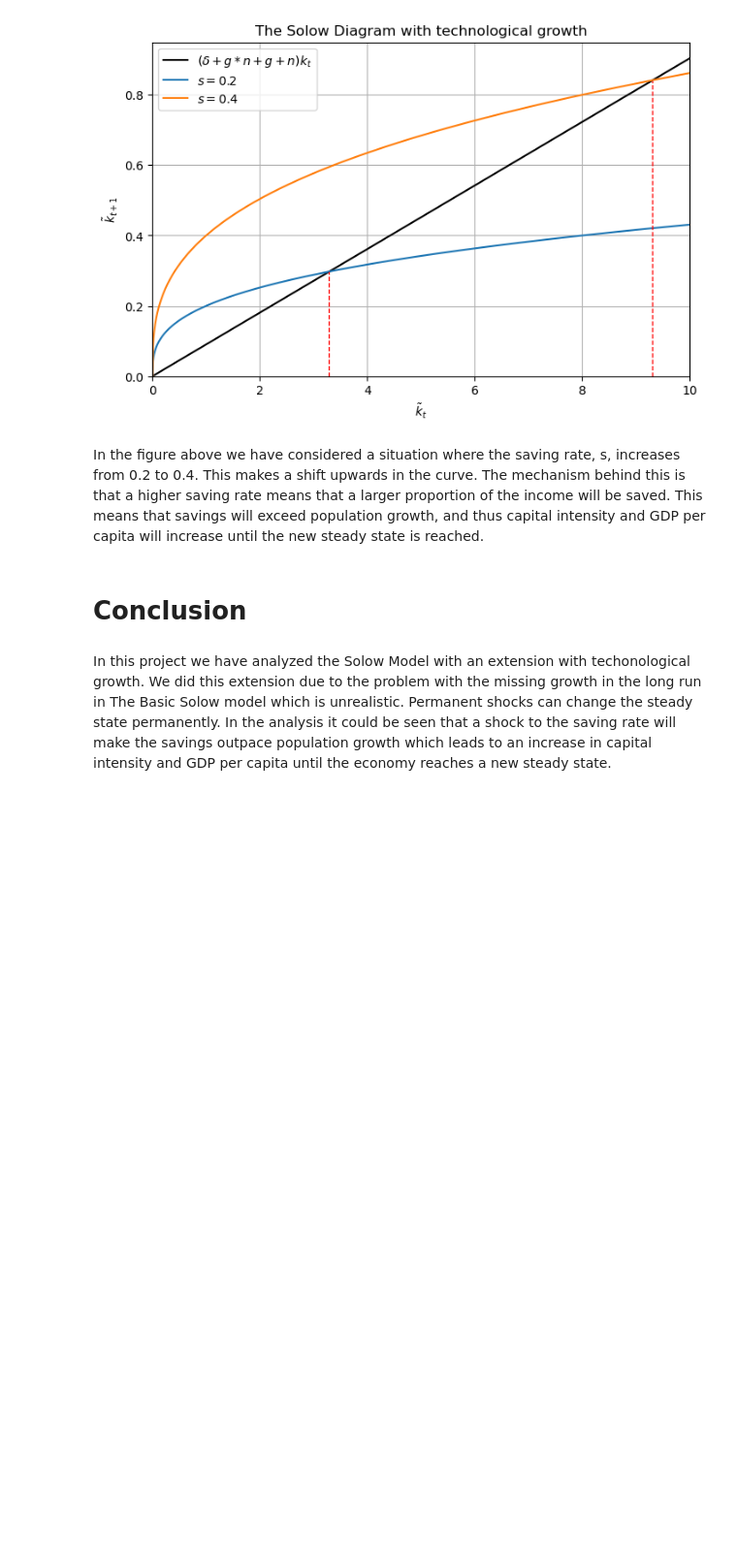
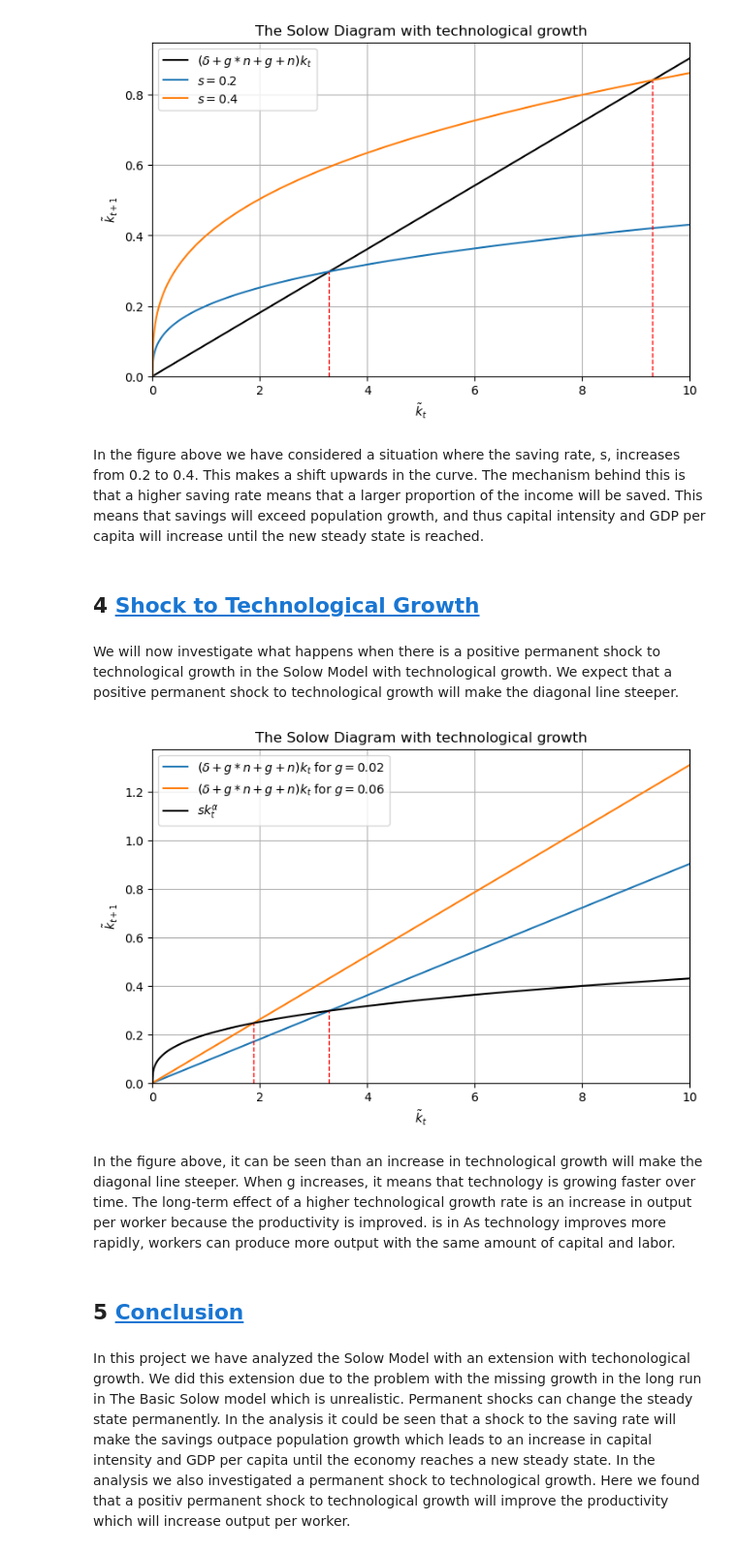
Before and after one commit to NumEconCopenhagen/projects-2024-sarah-og-pernille, a Jupyter notebook: modelproject/modelproject.ipynb, the cells around one changed output. Shown at 97% size. Cells and saved outputs as stored; diff of their text form; code cells hidden in the pictures; blank space fills up the shorter version.

```diff
--- a/modelproject/modelproject.ipynb
+++ b/modelproject/modelproject.ipynb
@@ -375,7 +413,64 @@ solow_diagram_s(kmax_s=10, kline_s=5, s_values=[0.2, 0.4])
 [figure]
 # %% [markdown]
 In the figure above we have considered a situation where the saving rate, s, increases from 0.2 to 0.4. This makes a shift upwards in the curve. The mechanism behind this is that a higher saving rate means that a larger proportion of the income will be saved. This means that savings will exceed population growth, and thus capital intensity and GDP per capita will increase until the new steady state is reached.
-# %% [markdown]
-# Conclusion
+# %% [markdown]
+## 4 <a id='toc4_'></a>[Shock to Technological Growth](#toc0_)
+# %% [markdown]
+We will now investigate what happens when there is a positive permanent shock to technological growth in the Solow Model with technological growth. We expect that a positive permanent shock to technological growth will make the diagonal line steeper.
+# %%
+s = 0.2
+delta = 0.05
+n = 0.02
+alpha = 1/3
+
+def solow_diagram_g(kmax_g: int, g_values: list):
+    # Definition af værdier for k
+    k_values_g = np.linspace(0, kmax_g, 1000)
+    k_growth_g = s * k_values_g**alpha
+
+    # Størrelse af grafen
+    plt.figure(figsize=(8, 5))
+
+    # Find skæringspunkter
+    intersection_points = []
+
+    # Plot for hver værdi af g
+    for g in g_values:
+        diagonal_g = (n + g + delta + n*g) * k_values_g
+        plt.plot(k_values_g, diagonal_g, label=f'$(\delta+g*n+g+n)k_t$ for $g={g}$')
+
+        # Find skæringspunkter
+        intersection_indices = np.argwhere(np.diff(np.sign(k_growth_g - diagonal_g))).flatten()
+        if intersection_indices.size > 0:
+            for idx in intersection_indices:
+                k_intersect = k_values_g[idx]
+                k_growth_intersect = k_growth_g[idx]
+                intersection_points.append((k_intersect, k_growth_intersect))
+
+    plt.plot(k_values_g, k_growth_g, label=r'$s k_t^\alpha$', color='black')
+
+    # Plot lodrette stiplede linjer ved skæringspunkterne
+    for point in intersection_points:
+        x, y = point
+        plt.vlines(x, 0, y, colors='r', linestyles='--', lw=1)
+
+    # Figurdetaljer
+    plt.xlim(0, kmax_g)
+    plt.ylim(0, None)
+    plt.xlabel('$\~{k}_t$')
+    plt.ylabel('$\~{k}_{t+1}$')
+    plt.legend()
+    plt.title('The Solow Diagram with technological growth')
+    plt.grid(True)
+    plt.show()
+
+solow_diagram_g(kmax_g=10, g_values=[0.02, 0.06])
+# %% [output]
+[figure, added]
+# %% [markdown]
+In the figure above, it can be seen than an increase in technological growth will make the diagonal line steeper. When
+g increases, it means that technology is growing faster over time. The long-term effect of a higher technological growth rate is an increase in output per worker because the productivity is improved. is in As technology improves more rapidly, workers can produce more output with the same amount of capital and labor.
+# %% [markdown]
+## 5 <a id='toc5_'></a>[Conclusion](#toc0_)
 # %% [markdown]
-In this project we have analyzed the Solow Model with an extension with techonological growth. We did this extension due to the problem with the missing growth in the long run in The Basic Solow model which is unrealistic. Permanent shocks can change the steady state permanently. In the analysis it could be seen that a shock to the saving rate will make the savings outpace population growth which leads to an increase in capital intensity and GDP per capita until the economy reaches a new steady state.
+In this project we have analyzed the Solow Model with an extension with techonological growth. We did this extension due to the problem with the missing growth in the long run in The Basic Solow model which is unrealistic. Permanent shocks can change the steady state permanently. In the analysis it could be seen that a shock to the saving rate will make the savings outpace population growth which leads to an increase in capital intensity and GDP per capita until the economy reaches a new steady state. In the analysis we also investigated a permanent shock to technological growth. Here we found that a positiv permanent shock to technological growth will improve the productivity which will increase output per worker.
```
Also changed, not shown: parts of 23 cells of this notebook.
